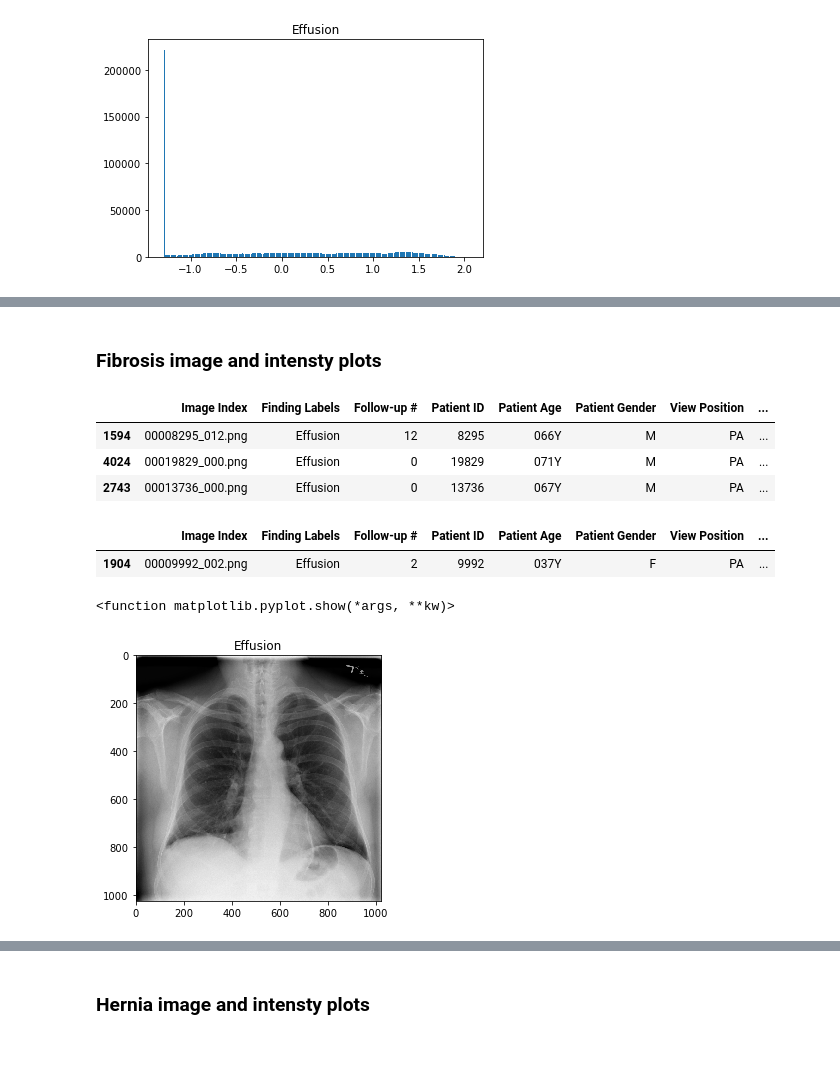
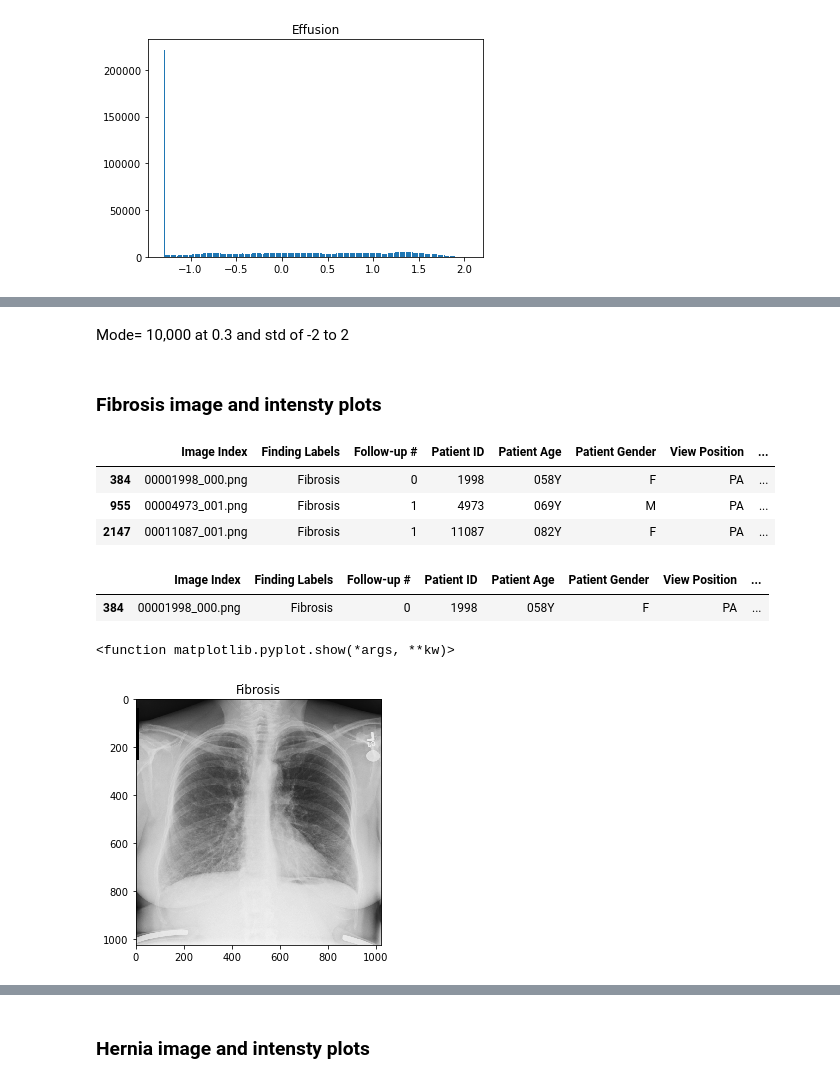
Before and after one commit to k0f1/Pneumonia-algorithm, a Jupyter notebook: EDA.ipynb, the cells around one changed output, grey strips where cells are left out. Cells and saved outputs as stored; diff of their text form; code cells hidden in the pictures; blank space fills up the shorter version.

```diff
--- a/EDA.ipynb
+++ b/EDA.ipynb
@@ -598,27 +666,29 @@ plt.show()
+# %% [markdown]
+Mode= 10,000 at  0.3 and std of -2 to 2
 # %% [markdown]
 ### Fibrosis image and intensty plots
 # %%
 # To select images which has been diagnosed with Pneumonia
-sample_df[sample_df['Finding Labels']=='Effusion'].sample(3)
+sample_df[sample_df['Finding Labels']=='Fibrosis'].sample(3)
 # %% [output]
 |  | Image Index | Finding Labels | Follow-up # | Patient ID | Patient Age | Patient Gender | View Position | ... |
-| 1594 | 00008295_012.png | Effusion | 12 | 8295 | 066Y | M | PA | ... |
-| 4024 | 00019829_000.png | Effusion | 0 | 19829 | 071Y | M | PA | ... |
-| 2743 | 00013736_000.png | Effusion | 0 | 13736 | 067Y | M | PA | ... |
+| 384 | 00001998_000.png | Fibrosis | 0 | 1998 | 058Y | F | PA | ... |
+| 955 | 00004973_001.png | Fibrosis | 1 | 4973 | 069Y | M | PA | ... |
+| 2147 | 00011087_001.png | Fibrosis | 1 | 11087 | 082Y | F | PA | ... |
 # %%
-f = sample_df[sample_df['Image Index']=='00009992_002.png']
+f = sample_df[sample_df['Image Index']=='00001998_000.png']
 f
 # %% [output]
 |  | Image Index | Finding Labels | Follow-up # | Patient ID | Patient Age | Patient Gender | View Position | ... |
-| 1904 | 00009992_002.png | Effusion | 2 | 9992 | 037Y | F | PA | ... |
+| 384 | 00001998_000.png | Fibrosis | 0 | 1998 | 058Y | F | PA | ... |
 # %%
-img = io.imread('/data/images_010/images/00020966_000.png')
+img = io.imread('/data/images_002/images/00001998_000.png')
 imgplot = imshow(img)
-img_title = plt.title('Effusion')
+img_title = plt.title('Fibrosis')
 plt.show
 # %% [output]
 <function matplotlib.pyplot.show(*args, **kw)>
-[figure, old version]
+[figure, new version]
 # %%
 # The corresponding pixel density analysis:
 ax = plt.hist(((img - np.mean(img))/np.std(img)).ravel(), bins=300)
```
Also changed, not shown: parts of 64 cells of this notebook.
